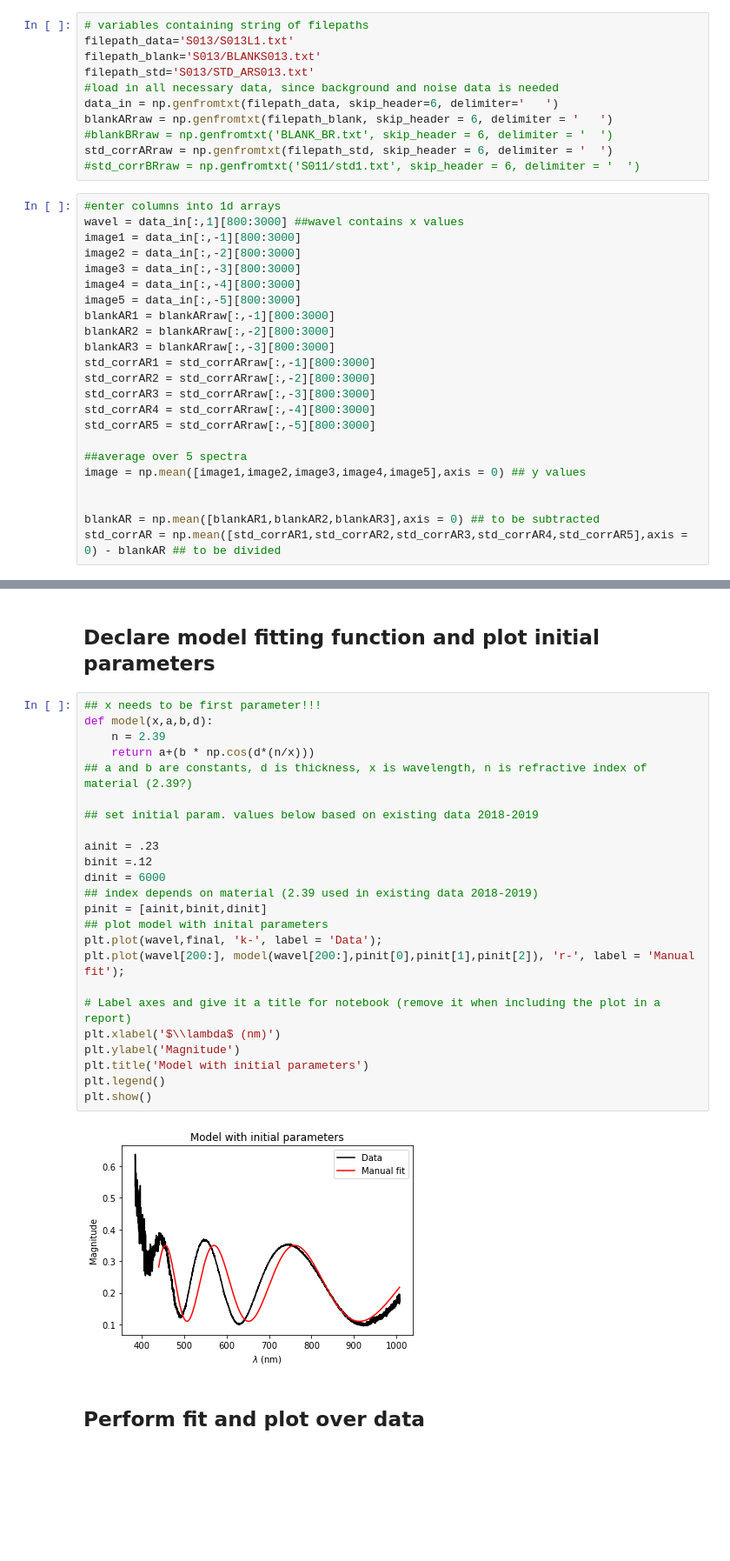
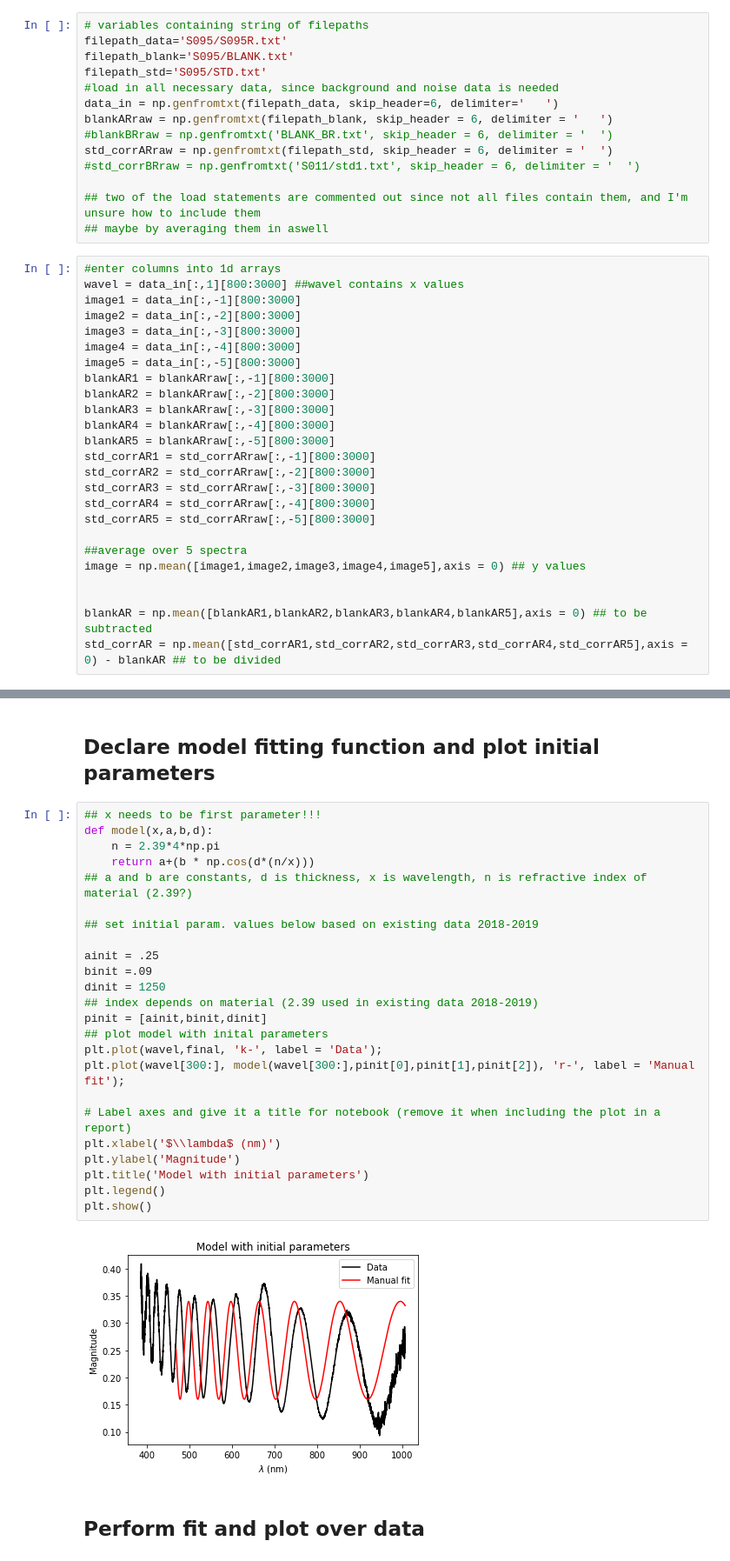
Before and after one commit to ManuelRojasPhysics/Reflectance, a Jupyter notebook: Plotting reflectance data.ipynb, the cells around one changed output, grey strips where cells are left out. Shown: that part at 87% size. Saved outputs shown, nothing was run; the diff lists cells and outputs as text; blank space fills up the shorter version.

```diff
--- a/Plotting reflectance data.ipynb
+++ b/Plotting reflectance data.ipynb
@@ -11,15 +11,18 @@ import os as os
 # Load data from file into array
 # %%
 # variables containing string of filepaths
-filepath_data='S013/S013L1.txt'
-filepath_blank='S013/BLANKS013.txt'
-filepath_std='S013/STD_ARS013.txt'
+filepath_data='S095/S095R.txt'
+filepath_blank='S095/BLANK.txt'
+filepath_std='S095/STD.txt'
 #load in all necessary data, since background and noise data is needed
 data_in = np.genfromtxt(filepath_data, skip_header=6, delimiter='	')
 blankARraw = np.genfromtxt(filepath_blank, skip_header = 6, delimiter = '	')
 #blankBRraw = np.genfromtxt('BLANK_BR.txt', skip_header = 6, delimiter = '	')
 std_corrARraw = np.genfromtxt(filepath_std, skip_header = 6, delimiter = '	')
 #std_corrBRraw = np.genfromtxt('S011/std1.txt', skip_header = 6, delimiter = '	')
+
+## two of the load statements are commented out since not all files contain them, and I'm unsure how to include them
+## maybe by averaging them in aswell
 # %%
 #enter columns into 1d arrays
 wavel = data_in[:,1][800:3000] ##wavel contains x values
@@ -31,6 +34,8 @@ image5 = data_in[:,-5][800:3000]
 blankAR1 = blankARraw[:,-1][800:3000]
 blankAR2 = blankARraw[:,-2][800:3000]
 blankAR3 = blankARraw[:,-3][800:3000]
+blankAR4 = blankARraw[:,-4][800:3000]
+blankAR5 = blankARraw[:,-5][800:3000]
 std_corrAR1 = std_corrARraw[:,-1][800:3000]
 std_corrAR2 = std_corrARraw[:,-2][800:3000]
 std_corrAR3 = std_corrARraw[:,-3][800:3000]
@@ -41,7 +46,7 @@ std_corrAR5 = std_corrARraw[:,-5][800:3000]
 image = np.mean([image1,image2,image3,image4,image5],axis = 0) ## y values
 
 
-blankAR = np.mean([blankAR1,blankAR2,blankAR3],axis = 0) ## to be subtracted
+blankAR = np.mean([blankAR1,blankAR2,blankAR3,blankAR4,blankAR5],axis = 0) ## to be subtracted
 std_corrAR = np.mean([std_corrAR1,std_corrAR2,std_corrAR3,std_corrAR4,std_corrAR5],axis = 0) - blankAR ## to be divided
 # %% [markdown]
 # Subtract background and divide reflectivity
@@ -94,29 +100,29 @@ plt.title('Spectra S013L1 after correction');
 # %%
 ## x needs to be first parameter!!!
 def model(x,a,b,d):
-    n = 2.39
+    n = 2.39*4*np.pi
     return a+(b * np.cos(d*(n/x)))
 ## a and b are constants, d is thickness, x is wavelength, n is refractive index of material (2.39?)
 
 ## set initial param. values below based on existing data 2018-2019
 
-ainit = .23
-binit =.12
-dinit = 6000
+ainit = .25
+binit =.09
+dinit = 1250
 ## index depends on material (2.39 used in existing data 2018-2019)
 pinit = [ainit,binit,dinit]
 ## plot model with inital parameters
 plt.plot(wavel,final, 'k-', label = 'Data');
-plt.plot(wavel[200:], model(wavel[200:],pinit[0],pinit[1],pinit[2]), 'r-', label = 'Manual fit');
+plt.plot(wavel[300:], model(wavel[300:],pinit[0],pinit[1],pinit[2]), 'r-', label = 'Manual fit');
 
 # Label axes and give it a title for notebook (remove it when including the plot in a report)
 plt.xlabel('$\\lambda$ (nm)')
 plt.ylabel('Magnitude')
 plt.title('Model with initial parameters')
 plt.legend()
 plt.show()
 # %% [output]
-[figure, old version]
+[figure, new version]
 # %% [markdown]
 ## Perform fit and plot over data
 # %%
```
Also changed, not shown: parts of 6 cells of this notebook, 9 other files.
